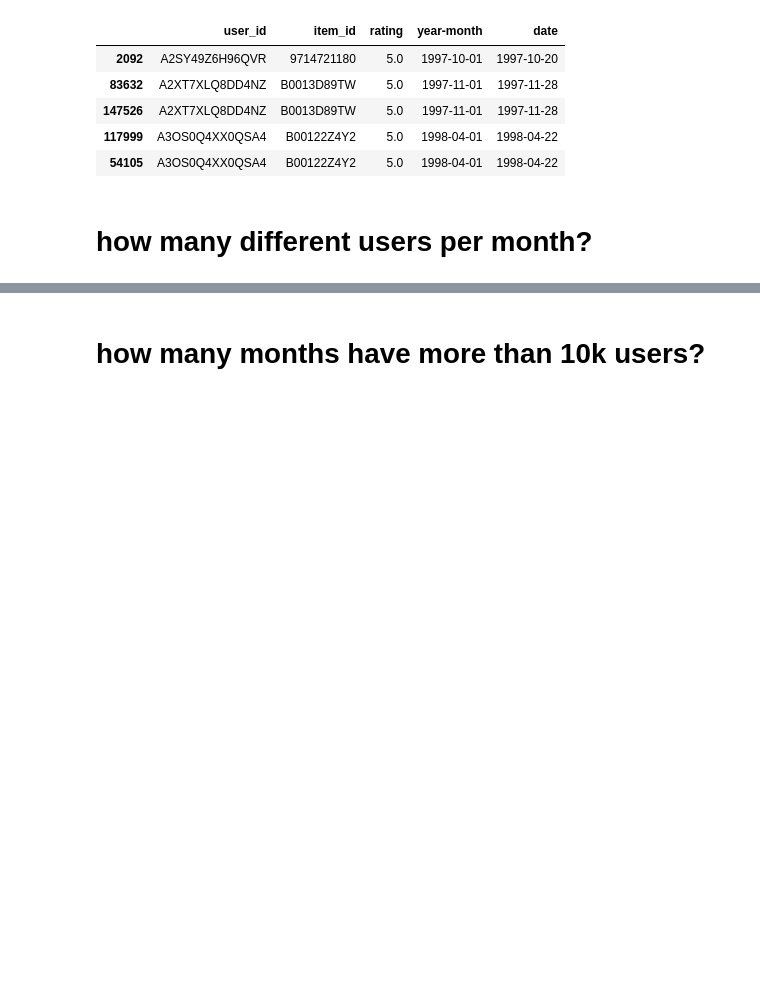
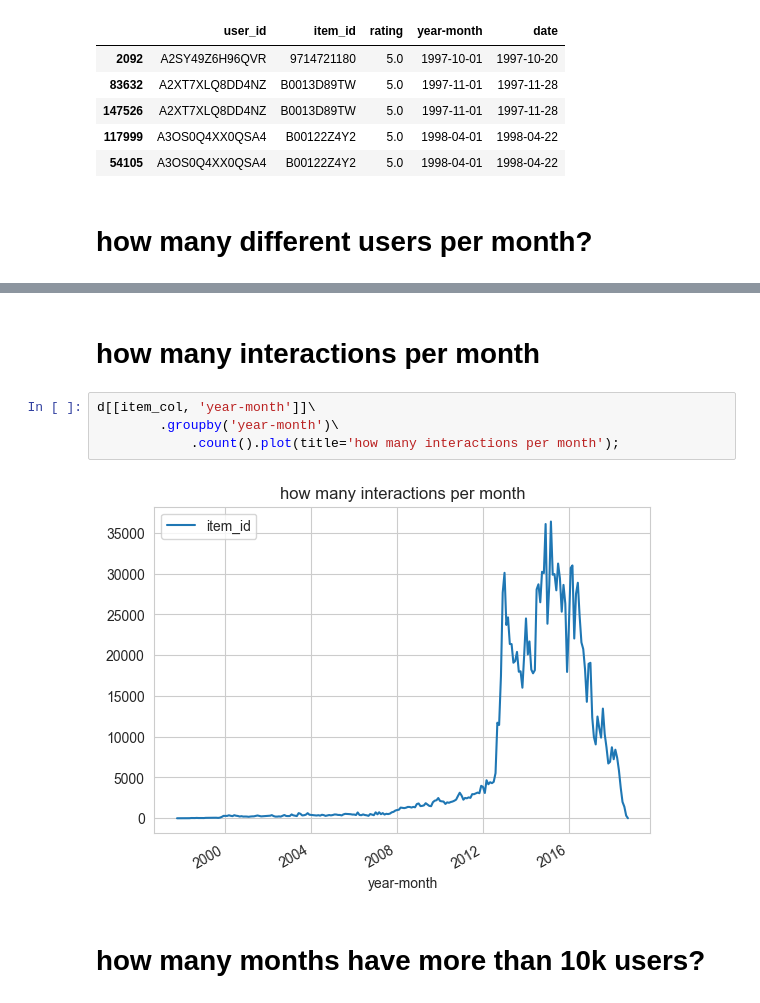
Before and after one commit to mariajoaolavoura/measuring_forgetting, a Jupyter notebook: notebooks/ADM - eda.ipynb, the cells around one changed output, grey strips where cells are left out. Cells and saved outputs as stored; diff of their text form; blank space fills up the shorter version.

```diff
--- a/notebooks/ADM - eda.ipynb
+++ b/notebooks/ADM - eda.ipynb
@@ -161,4 +165,12 @@ d[[user_col, 'year-month']]\
 [figure]
+# %% [markdown]
+# how many interactions per month
+# %%
+d[[item_col, 'year-month']]\
+        .groupby('year-month')\
+            .count().plot(title='how many interactions per month');
+# %% [output]
+[figure, added]
 # %% [markdown]
 # how many months have more than 10k users?
 # %%
```
Also changed, not shown: parts of 60 cells of this notebook, 2 other files.
